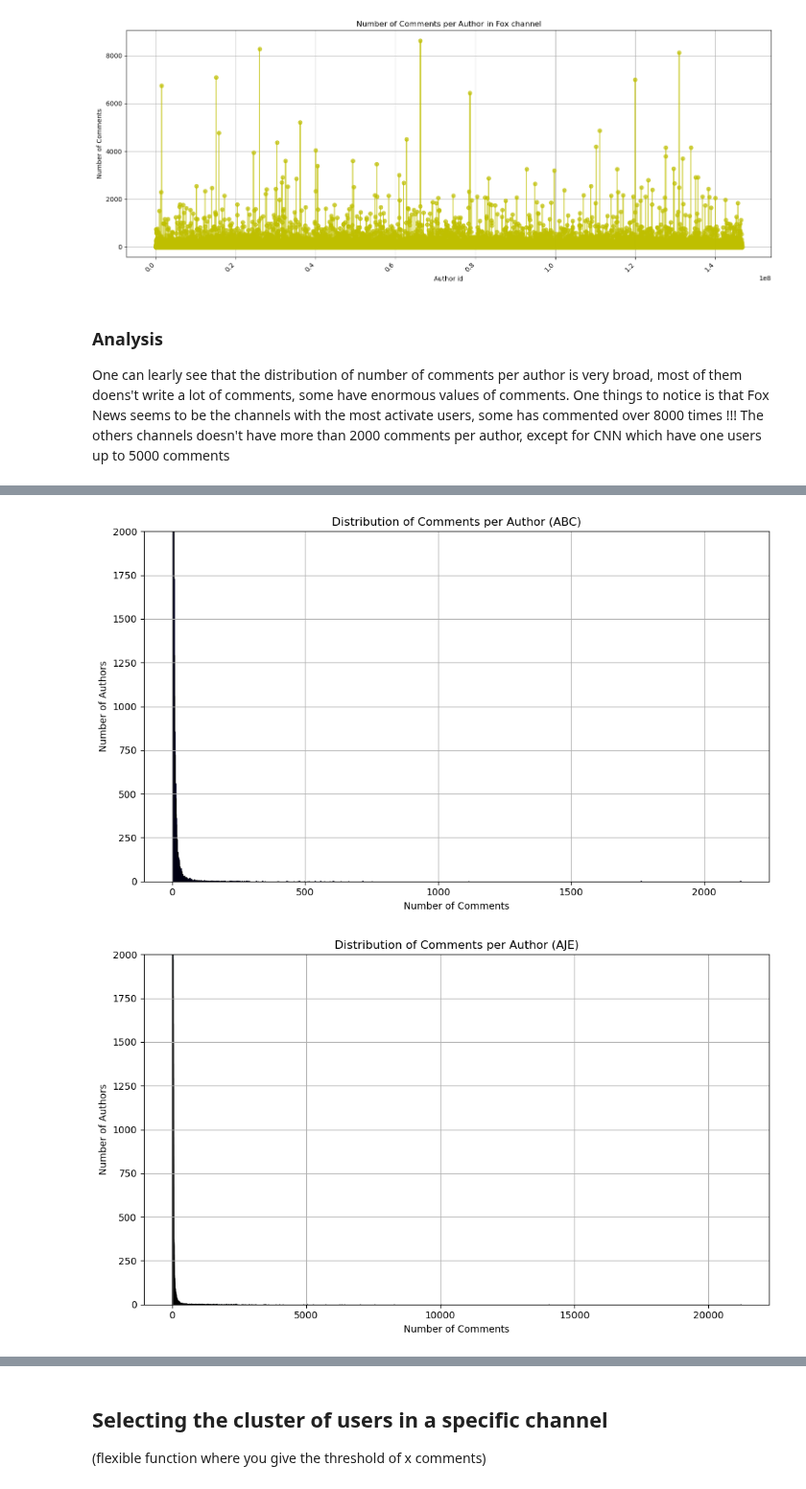
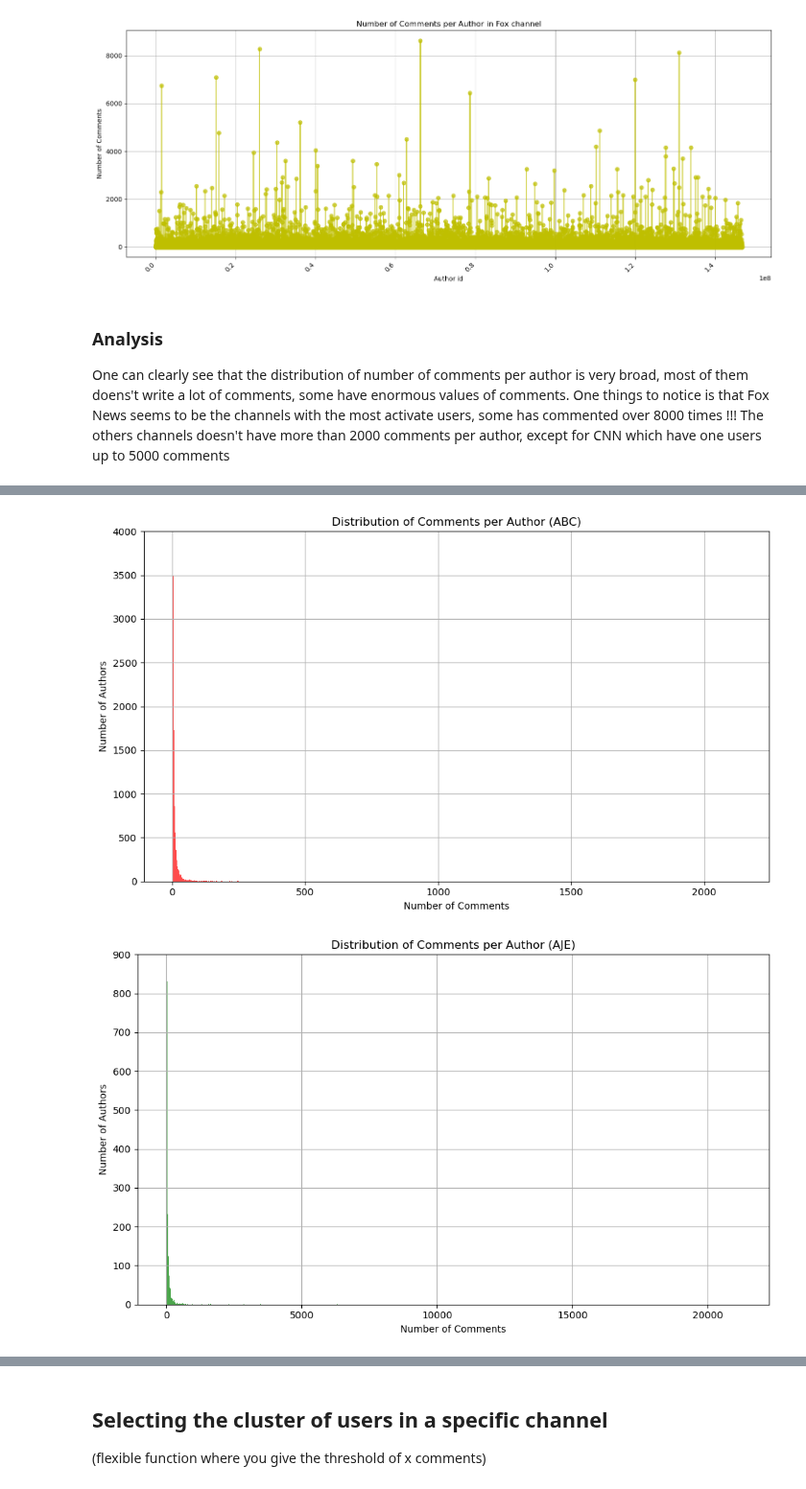
Before and after one commit to epfl-ada/ada-2024-project-thedataminions, a Jupyter notebook: analysis/analysis.ipynb, the cells around one changed output, grey strips where cells are left out. Shown at 96% size. Drawn from its saved outputs; the diff is of its cells as text; code cells hidden in the pictures.

Commit message:
colored plots

```diff
--- a/analysis/analysis.ipynb
+++ b/analysis/analysis.ipynb
@@ -932,7 +930,7 @@ plt.show()
 # %% [markdown]
 ### Analysis
 
-One can learly see that the distribution of number of comments per author is very broad, most of them doens't write a lot of comments, some have enormous values of comments. One things to notice is that Fox News seems to be the channels with the most activate users, some has commented over 8000 times !!! The others channels doesn't have more than 2000 comments per author, except for CNN which have one users up to 5000 comments
+One can clearly see that the distribution of number of comments per author is very broad, most of them doens't write a lot of comments, some have enormous values of comments. One things to notice is that Fox News seems to be the channels with the most activate users, some has commented over 8000 times !!! The others channels doesn't have more than 2000 comments per author, except for CNN which have one users up to 5000 comments
 # %%
 
 #CNN
@@ -947,10 +945,10 @@ authors_per_bin_cnn.column_cnns = ['Comment Range', 'Number of Authors']
 
 # Plot the histogram for CNN
 plt.figure(figsize=(10,6))
-plt.hist(comment_counts_cnn, bins=range(1, comment_counts_cnn.max() + 1), edgecolor='black', alpha=0.7)
+plt.hist(comment_counts_cnn, bins=range(1, comment_counts_cnn.max() + 1), alpha=0.7, color = 'blue')
 plt.title('Distribution of Comments per Author (CNN)')
 plt.xlabel('Number of Comments')
-plt.ylim(0,2000)
+plt.ylim(0,5000)
 plt.ylabel('Number of Authors')
 plt.grid(True)
 plt.tight_layout()
@@ -990,10 +988,10 @@ authors_per_bin_abc.column_abcs = ['Comment Range', 'Number of Authors']
 
 # Plot the histogram for ABC
 plt.figure(figsize=(10,6))
-plt.hist(comment_counts_abc, bins=range(1, comment_counts_abc.max() + 1), edgecolor='black', alpha=0.7)
+plt.hist(comment_counts_abc, bins=range(1, comment_counts_abc.max() + 1), alpha=0.7, color= 'red')
 plt.title('Distribution of Comments per Author (ABC)')
 plt.xlabel('Number of Comments')
-plt.ylim(0,2000)
+plt.ylim(0,4000)
 plt.ylabel('Number of Authors')
 plt.grid(True)
 plt.tight_layout()
@@ -1011,10 +1009,10 @@ authors_per_bin_aje.column_ajes = ['Comment Range', 'Number of Authors']
 
 # Plot the histogram for AJE
 plt.figure(figsize=(10,6))
-plt.hist(comment_counts_aje, bins=range(1, comment_counts_aje.max() + 1), edgecolor='black', alpha=0.7)
+plt.hist(comment_counts_aje, bins=range(1, comment_counts_aje.max() + 1), alpha=0.7, color = 'green')
 plt.title('Distribution of Comments per Author (AJE)')
 plt.xlabel('Number of Comments')
-plt.ylim(0,2000)
+plt.ylim(0,900)
 plt.ylabel('Number of Authors')
 plt.grid(True)
 plt.tight_layout()
@@ -1032,10 +1030,10 @@ authors_per_bin_fox.column_foxs = ['Comment Range', 'Number of Authors']
 
 # Plot the histogram for CNN
 plt.figure(figsize=(10,6))
-plt.hist(comment_counts_fox, bins=range(1, comment_counts_fox.max() + 1), edgecolor='black', alpha=0.7)
+plt.hist(comment_counts_fox, bins=range(1, comment_counts_fox.max() + 1), alpha=0.7, color = 'orange')
 plt.title('Distribution of Comments per Author (Fox)')
 plt.xlabel('Number of Comments')
-plt.ylim(0,8000)
+plt.ylim(0,2000)
 plt.ylabel('Number of Authors')
 plt.grid(True)
 plt.tight_layout()
@@ -1045,2 +1043,2 @@ plt.show()
-[figure, old version]
+[figure, new version]
-[figure, old version]
+[figure, new version]
```
Also changed, not shown: parts of 4 cells of this notebook.
